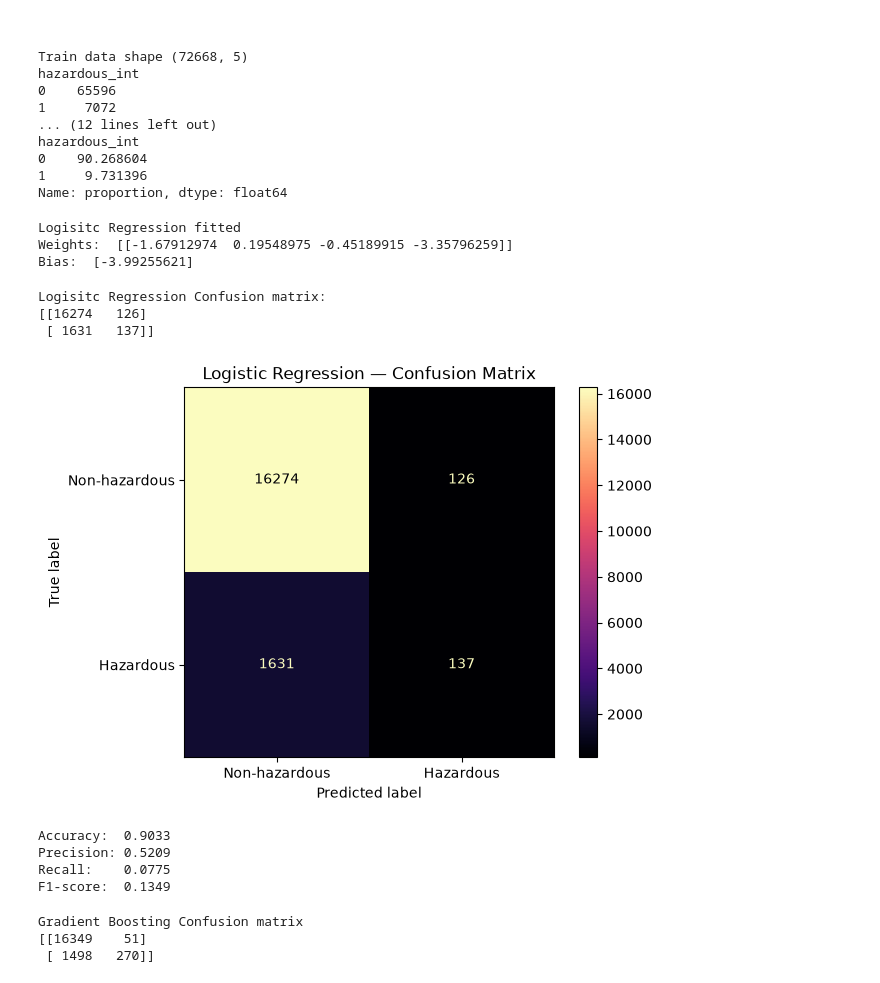
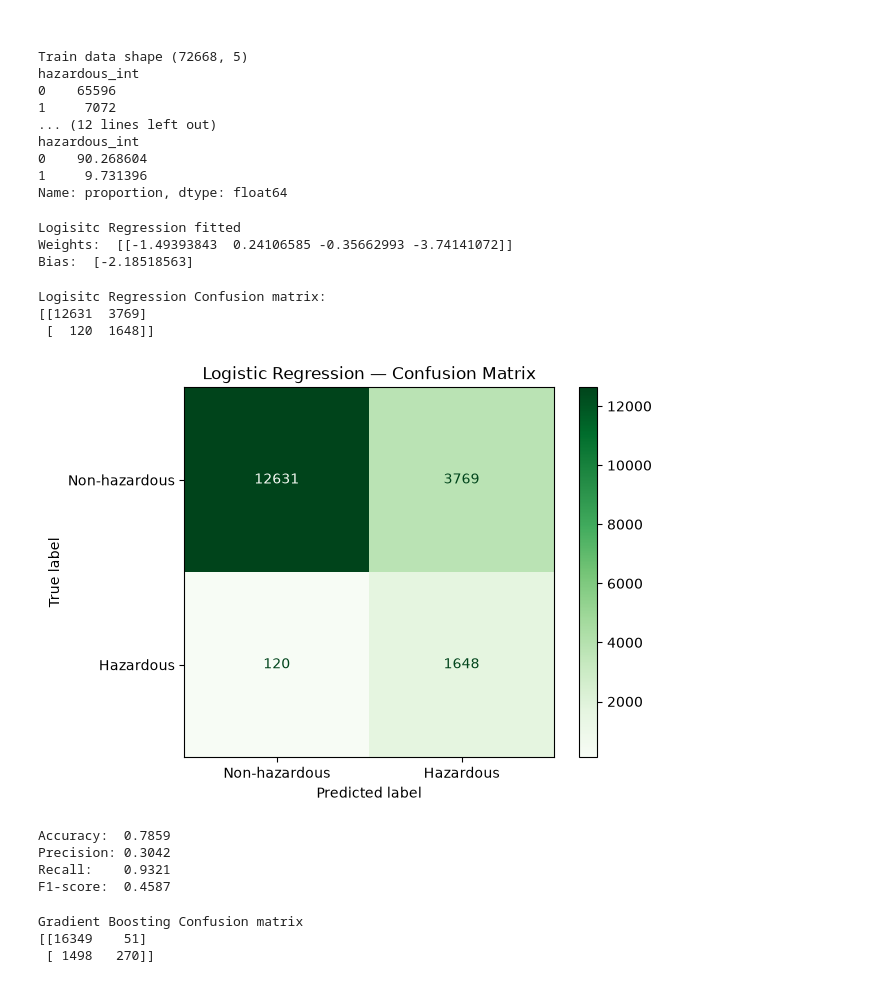
Before and after one commit to Funckin/ML_Project, a Jupyter notebook: notebooks/data_check.ipynb, the cells around one changed output. Cells and saved outputs as stored; diff of their text form; code cells hidden in the pictures.

```diff
--- a/notebooks/data_check.ipynb
+++ b/notebooks/data_check.ipynb
@@ -218,7 +217,7 @@ X_test_scaled = scaler.transform(X_test)
 # %%
 """ Logistic Regression"""
 
-model = LogisticRegression()   # TODO Should we add class_weight="balanced"???
+model = LogisticRegression(class_weight='balanced')
 model.fit(X_train_scaled, y_train)  # Finding weights and Biases
 
 print("Logisitc Regression fitted")
@@ -226,28 +225,28 @@ print("Weights: ", model.coef_)
 print("Bias: ", model.intercept_)
 # %% [output]
 Logisitc Regression fitted
-Weights:  [[-1.67912974  0.19548975 -0.45189915 -3.35796259]]
-Bias:  [-3.99255621]
+Weights:  [[-1.49393843  0.24106585 -0.35662993 -3.74141072]]
+Bias:  [-2.18518563]
 # %%
 """ Prediction on test set """
 y_pred = model.predict(X_test_scaled)
 # %%
 """ Confusion matrix of the Logisitc Regression """
 
 cm = confusion_matrix(y_test, y_pred)
 print("Logisitc Regression Confusion matrix:")
 print(cm)
 
 # Visualization of the confusion matrix
 disp = ConfusionMatrixDisplay(confusion_matrix=cm, display_labels=["Non-hazardous", "Hazardous"])
-disp.plot(cmap="magma")    # TODO change color so it looks nice
+disp.plot(cmap="Greens")
 plt.title("Logistic Regression — Confusion Matrix")
 plt.show()
 # %% [output]
 Logisitc Regression Confusion matrix:
-[[16274   126]
- [ 1631   137]]
+[[12631  3769]
+ [  120  1648]]
-[figure, old version]
+[figure, new version]
 # %%
 """ Confusion matrix analysis (Logisitic Regression) """
 
@@ -278,10 +277,10 @@ print(f"Precision: {precision:.4f}")
 print(f"Recall:    {recall:.4f}")
 print(f"F1-score:  {f1:.4f}")
 # %% [output]
-Accuracy:  0.9033
-Precision: 0.5209
-Recall:    0.0775
-F1-score:  0.1349
+Accuracy:  0.7859
+Precision: 0.3042
+Recall:    0.9321
+F1-score:  0.4587
 # %%
 """ Gradient Boosting """
 
```
Also changed, not shown: parts of 3 cells of this notebook, 1 other file.
